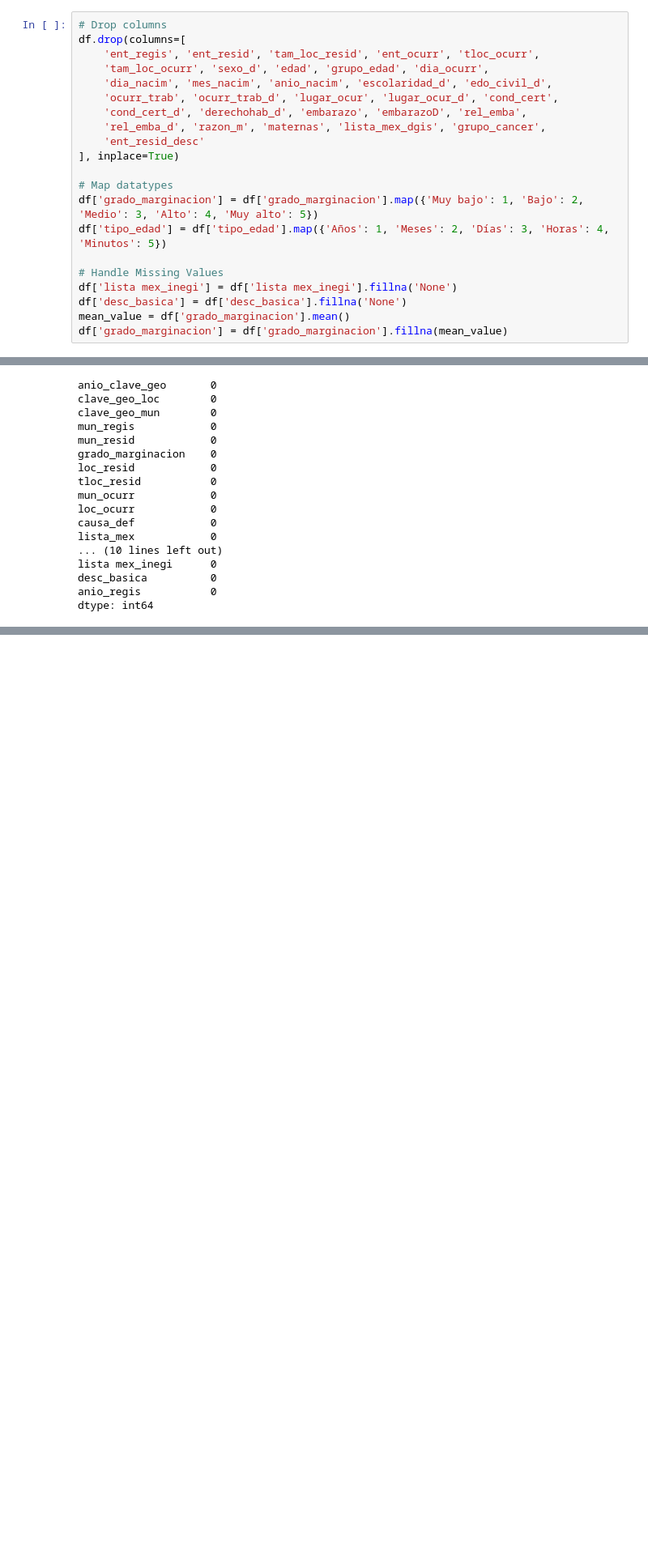
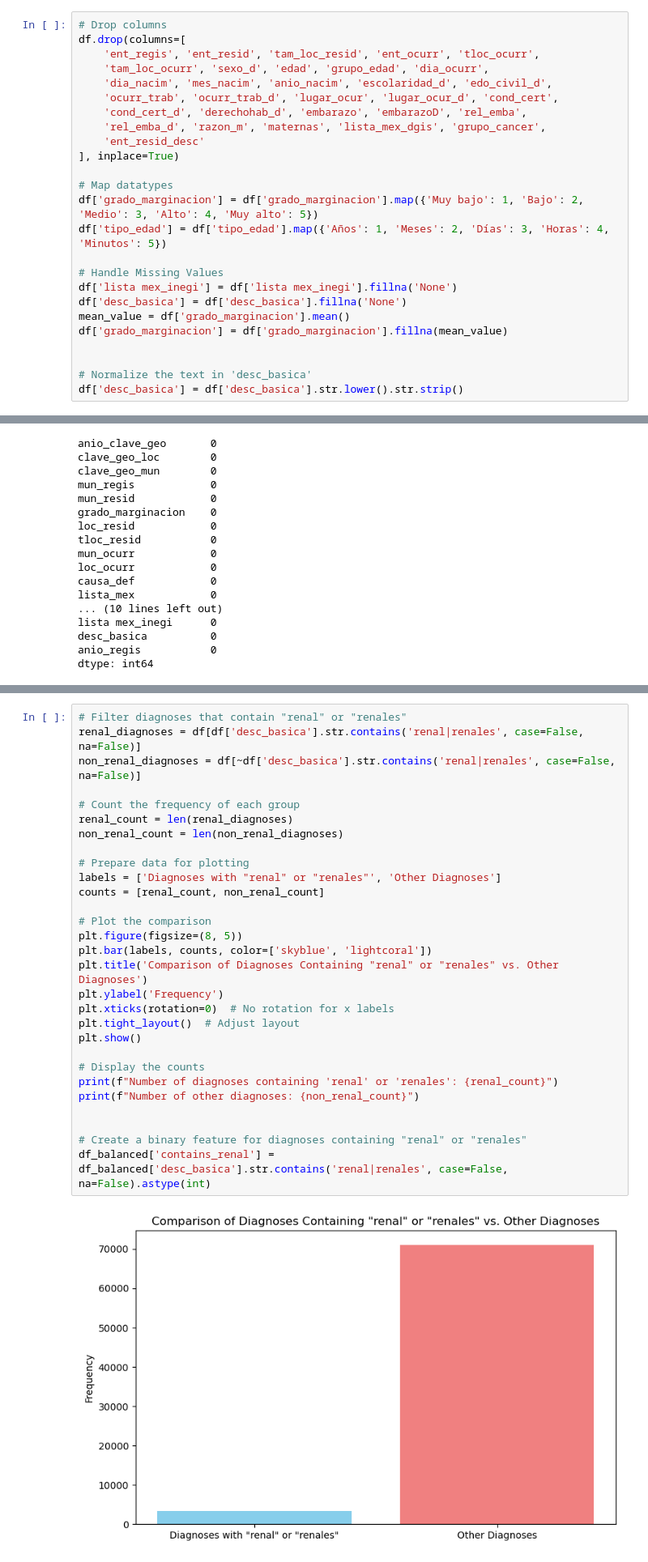
Before and after one commit to KevinArjona/ki_ai, a Jupyter notebook: Data.ipynb, the cells around one changed output, grey strips where cells are left out. Shown: that part at 81% size. Saved outputs shown, nothing was run; the diff lists cells and outputs as text; blank space fills up the shorter version.

```diff
--- a/Data.ipynb
+++ b/Data.ipynb
@@ -69,6 +81,10 @@ df['lista mex_inegi'] = df['lista mex_inegi'].fillna('None')
 df['desc_basica'] = df['desc_basica'].fillna('None')
 mean_value = df['grado_marginacion'].mean()
 df['grado_marginacion'] = df['grado_marginacion'].fillna(mean_value)
+
+
+# Normalize the text in 'desc_basica'
+df['desc_basica'] = df['desc_basica'].str.lower().str.strip()
 # %%
 df.dtypes
 # %% [output]
@@ -111,0 +130,31 @@ dtype: int64
+# %%
+# Filter diagnoses that contain "renal" or "renales"
+renal_diagnoses = df[df['desc_basica'].str.contains('renal|renales', case=False, na=False)]
+non_renal_diagnoses = df[~df['desc_basica'].str.contains('renal|renales', case=False, na=False)]
+
+# Count the frequency of each group
+renal_count = len(renal_diagnoses)
+non_renal_count = len(non_renal_diagnoses)
+
+# Prepare data for plotting
+labels = ['Diagnoses with "renal" or "renales"', 'Other Diagnoses']
+counts = [renal_count, non_renal_count]
+
+# Plot the comparison
+plt.figure(figsize=(8, 5))
+plt.bar(labels, counts, color=['skyblue', 'lightcoral'])
+plt.title('Comparison of Diagnoses Containing "renal" or "renales" vs. Other Diagnoses')
+plt.ylabel('Frequency')
+plt.xticks(rotation=0)  # No rotation for x labels
+plt.tight_layout()  # Adjust layout
+plt.show()
+
+# Display the counts
+print(f"Number of diagnoses containing 'renal' or 'renales': {renal_count}")
+print(f"Number of other diagnoses: {non_renal_count}")
+
+
+# Create a binary feature for diagnoses containing "renal" or "renales"
+df_balanced['contains_renal'] = df_balanced['desc_basica'].str.contains('renal|renales', case=False, na=False).astype(int)
+# %% [output]
+[figure, added]
```
Also changed, not shown: parts of 8 cells of this notebook, 3 other files.
